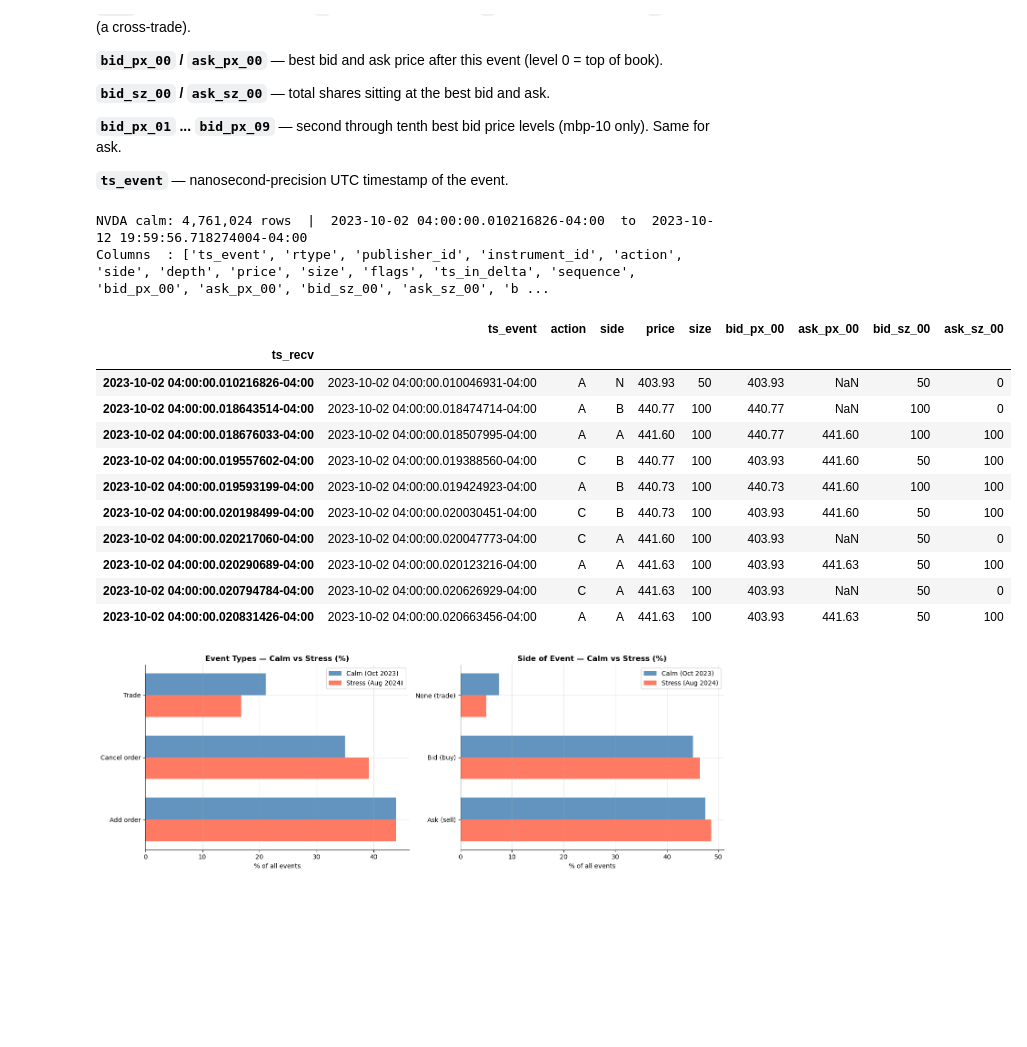
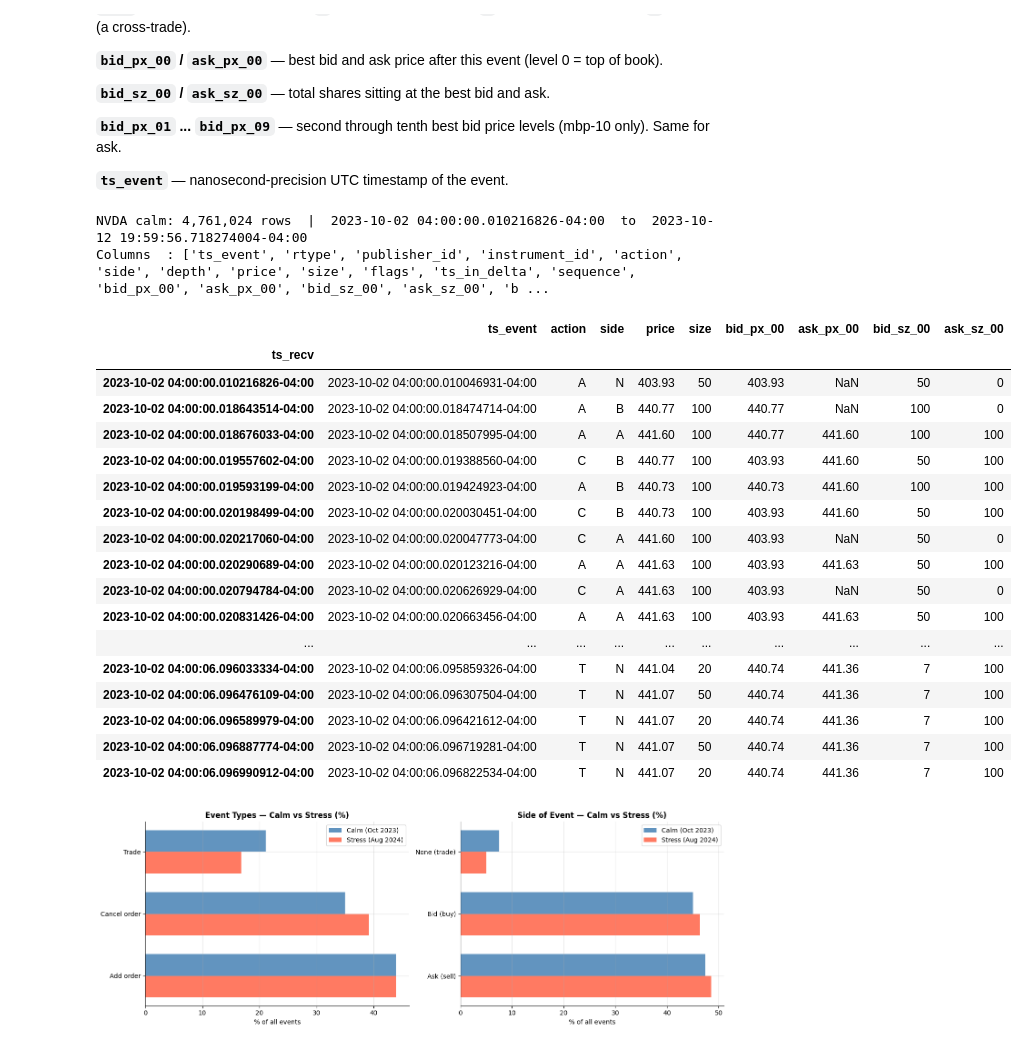
Before and after one commit to harrodyuan/DS4FE, a Jupyter notebook: DS4FE_Part4a_LOB_Data_Demo.ipynb, the cells around one changed output. Saved outputs shown, nothing was run; the diff lists cells and outputs as text; code cells hidden in the pictures; blank space fills up the shorter version.

```diff
--- a/DS4FE_Part4a_LOB_Data_Demo.ipynb
+++ b/DS4FE_Part4a_LOB_Data_Demo.ipynb
@@ -66,27 +65,33 @@ The key columns are:
 # %%
 # Load mbp-1 for NVDA (calm period)
 nvda = pd.read_parquet(f'{LOB_DIR}/lob_mbp1_NVDA_calm_oct2023.parquet')
 nvda.index = nvda.index.tz_convert('US/Eastern')  # convert to market time
 nvda['ts_event'] = nvda['ts_event'].dt.tz_convert('US/Eastern')
 
 print(f'NVDA calm: {len(nvda):,} rows  |  {nvda.index[0]}  to  {nvda.index[-1]}')
 print(f'Columns  : {list(nvda.columns)}')
-nvda[['ts_event','action','side','price','size','bid_px_00','ask_px_00','bid_sz_00','ask_sz_00']].head(10)
+nvda[['ts_event','action','side','price','size','bid_px_00','ask_px_00','bid_sz_00','ask_sz_00']].head(50)
 # %% [output]
 NVDA calm: 4,761,024 rows  |  2023-10-02 04:00:00.010216826-04:00  to  2023-10-12 19:59:56.718274004-04:00
 Columns  : ['ts_event', 'rtype', 'publisher_id', 'instrument_id', 'action', 'side', 'depth', 'price', 'size', 'flags', 'ts_in_delta', 'sequence', 'bid_px_00', 'ask_px_00', 'bid_sz_00', 'ask_sz_00', 'b ...
 |  | ts_event | action | side | price | size | bid_px_00 | ask_px_00 | bid_sz_00 | ask_sz_00 |
 | ts_recv |  |  |  |  |  |  |  |  |  |
 | 2023-10-02 04:00:00.010216826-04:00 | 2023-10-02 04:00:00.010046931-04:00 | A | N | 403.93 | 50 | 403.93 | NaN | 50 | 0 |
 | 2023-10-02 04:00:00.018643514-04:00 | 2023-10-02 04:00:00.018474714-04:00 | A | B | 440.77 | 100 | 440.77 | NaN | 100 | 0 |
 | 2023-10-02 04:00:00.018676033-04:00 | 2023-10-02 04:00:00.018507995-04:00 | A | A | 441.60 | 100 | 440.77 | 441.60 | 100 | 100 |
 | 2023-10-02 04:00:00.019557602-04:00 | 2023-10-02 04:00:00.019388560-04:00 | C | B | 440.77 | 100 | 403.93 | 441.60 | 50 | 100 |
 | 2023-10-02 04:00:00.019593199-04:00 | 2023-10-02 04:00:00.019424923-04:00 | A | B | 440.73 | 100 | 440.73 | 441.60 | 100 | 100 |
 | 2023-10-02 04:00:00.020198499-04:00 | 2023-10-02 04:00:00.020030451-04:00 | C | B | 440.73 | 100 | 403.93 | 441.60 | 50 | 100 |
 | 2023-10-02 04:00:00.020217060-04:00 | 2023-10-02 04:00:00.020047773-04:00 | C | A | 441.60 | 100 | 403.93 | NaN | 50 | 0 |
 | 2023-10-02 04:00:00.020290689-04:00 | 2023-10-02 04:00:00.020123216-04:00 | A | A | 441.63 | 100 | 403.93 | 441.63 | 50 | 100 |
 | 2023-10-02 04:00:00.020794784-04:00 | 2023-10-02 04:00:00.020626929-04:00 | C | A | 441.63 | 100 | 403.93 | NaN | 50 | 0 |
 | 2023-10-02 04:00:00.020831426-04:00 | 2023-10-02 04:00:00.020663456-04:00 | A | A | 441.63 | 100 | 403.93 | 441.63 | 50 | 100 |
+| ... | ... | ... | ... | ... | ... | ... | ... | ... | ... |
+| 2023-10-02 04:00:06.096033334-04:00 | 2023-10-02 04:00:06.095859326-04:00 | T | N | 441.04 | 20 | 440.74 | 441.36 | 7 | 100 |
+| 2023-10-02 04:00:06.096476109-04:00 | 2023-10-02 04:00:06.096307504-04:00 | T | N | 441.07 | 50 | 440.74 | 441.36 | 7 | 100 |
+| 2023-10-02 04:00:06.096589979-04:00 | 2023-10-02 04:00:06.096421612-04:00 | T | N | 441.07 | 20 | 440.74 | 441.36 | 7 | 100 |
+| 2023-10-02 04:00:06.096887774-04:00 | 2023-10-02 04:00:06.096719281-04:00 | T | N | 441.07 | 50 | 440.74 | 441.36 | 7 | 100 |
+| 2023-10-02 04:00:06.096990912-04:00 | 2023-10-02 04:00:06.096822534-04:00 | T | N | 441.07 | 20 | 440.74 | 441.36 | 7 | 100 |
 # %%
 # Event type breakdown — calm vs stress side by side
 nvda_stress_early = pd.read_parquet(f'{LOB_DIR}/lob_mbp1_NVDA_stress_aug2024.parquet')
```
Also changed, not shown: parts of 5 cells of this notebook, 14 other files.
